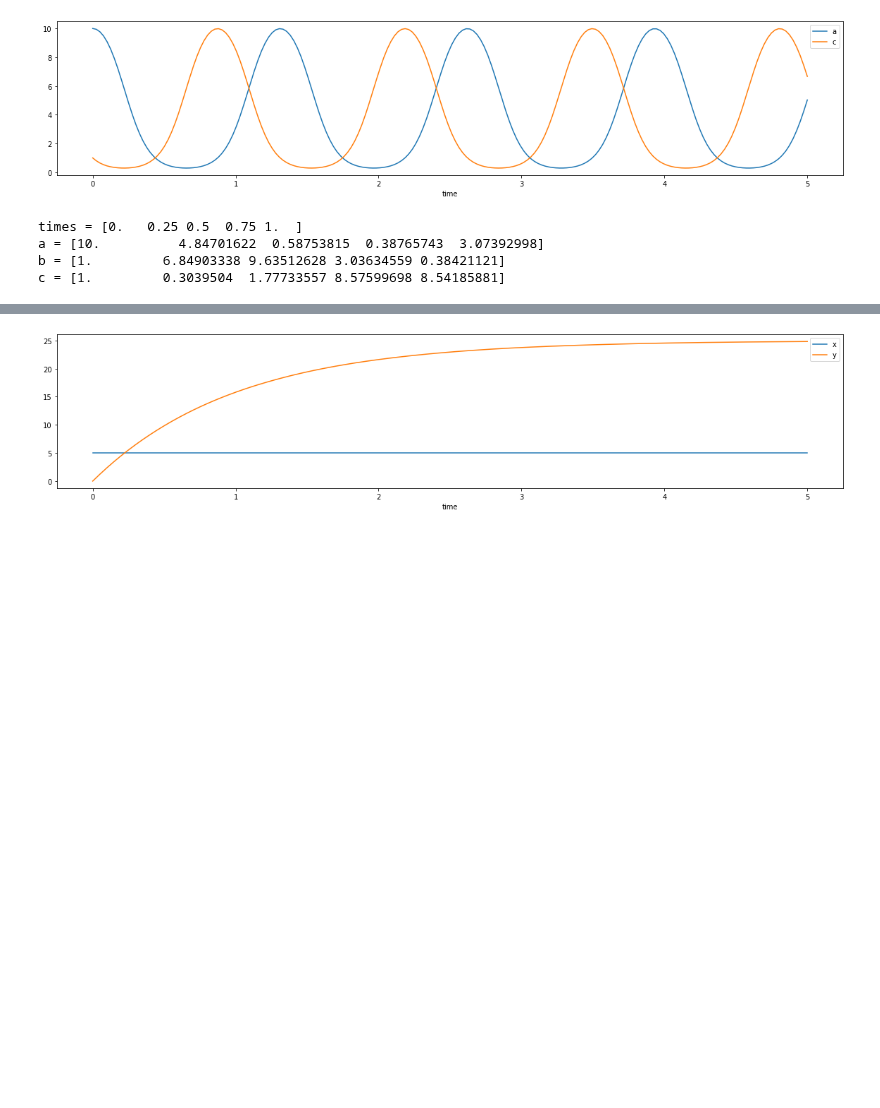
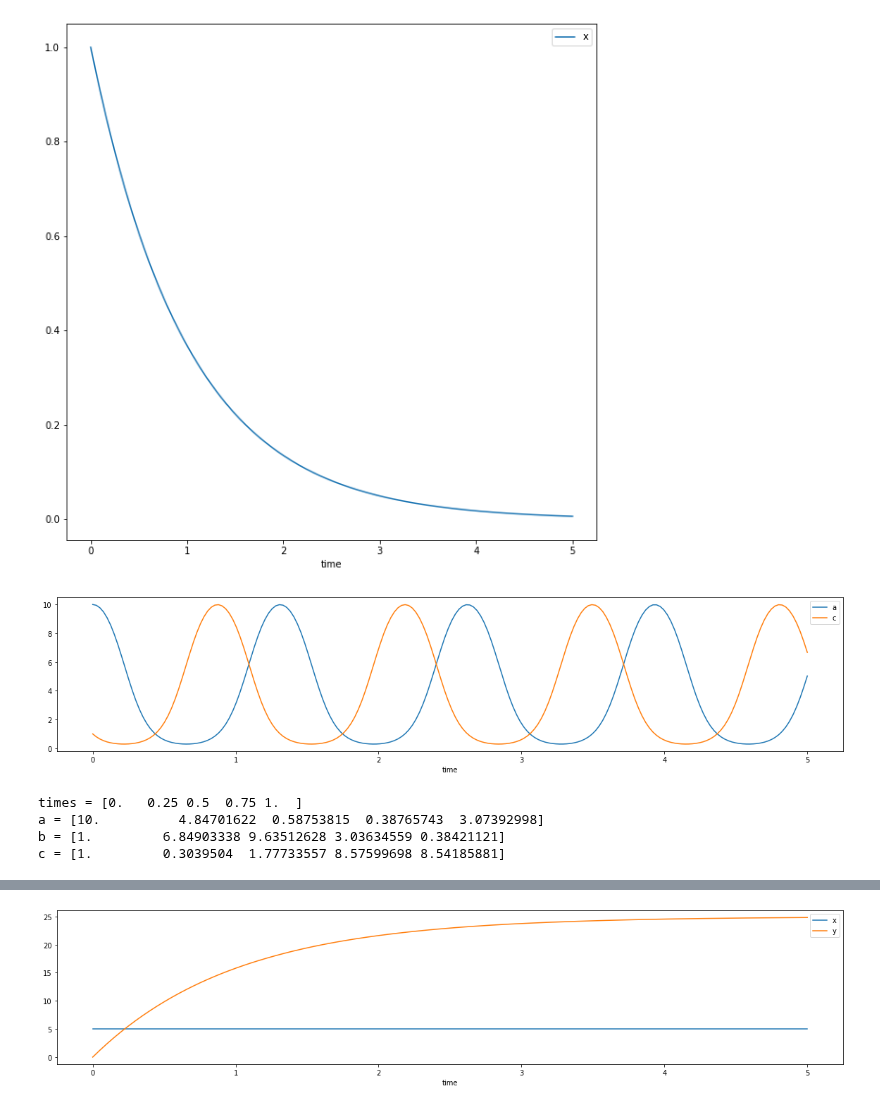
Before and after one commit to UC-Davis-molecular-computing/gpac, a Jupyter notebook: notebook.ipynb, the cells around one changed output, grey strips where cells are left out. Drawn from its saved outputs; the diff is of its cells as text; code cells hidden in the pictures; blank space fills up the shorter version.

```diff
--- a/notebook.ipynb
+++ b/notebook.ipynb
@@ -1,3 +1,18 @@
+# %%
+# exponential decay
+
+import sympy
+import gpac
+import numpy as np
+
+x = sympy.symbols('x')
+odes = {x: -x}                  # differential equation  x' = -x
+initial_values = {x: 1}         # initial value of x
+t_eval = np.linspace(0, 5, 200) # times at which to plot values of x
+
+gpac.plot(odes, initial_values, t_eval=t_eval)
+# %% [output]
+[figure, added]
 # %%
 # plot solution to rock-paper-scissors (RPS) oscillator described by these chemical reactions:
 # A+B -> 2B
@@ -23,39 +38,17 @@ initial_values = {
 t_eval = np.linspace(0, 5, 200)
 
 gpac.plot(odes, initial_values, t_eval=t_eval, figure_size=(20,4), symbols_to_plot=[a,c])
+
+# print some values along trajectory
+t_eval = np.linspace(0, 1, 5)
+solution = gpac.integrate_odes(odes, initial_values, t_eval=t_eval)
+print(f'times = {solution.t}')
+print(f'a = {solution.y[0]}')
+print(f'b = {solution.y[1]}')
+print(f'c = {solution.y[2]}')
 # %% [output]
 [figure]
+times = [0.   0.25 0.5  0.75 1.  ]
+a = [10.          4.84701622  0.58753815  0.38765743  3.07392998]
+b = [1.         6.84903338 9.63512628 3.03634559 0.38421121]
+c = [1.         0.3039504  1.77733557 8.57599698 8.54185881]
-# %%
-# print solution to rock-paper-scissors (RPS) oscillator described by these chemical reactions:
-# A+B -> 2B
-# B+C -> 2C
-# C+A -> 2A
-
-import sympy
-import gpac
-import numpy as np
-
-a,b,c = sympy.symbols('a b c')
-
-odes = {
-    a: -a*b + c*a,
-    b: -b*c + a*b,
-    c: -c*a + b*c,
-}
-initial_values = {
-    a: 10,
-    b: 1,
-    c: 1,
-}
-t_eval = np.linspace(0, 1, 5)
-
-solution = gpac.integrate_odes(odes, initial_values, t_eval=t_eval)
-print(f'times = {solution.t}')
-print(f'a = {solution.y[0]}')
-print(f'b = {solution.y[1]}')
-print(f'c = {solution.y[2]}')
-# %% [output]
-times = [0.   0.25 0.5  0.75 1.  ]
-a = [10.          4.84701622  0.58753815  0.38765743  3.07392998]
-b = [1.         6.84903338 9.63512628 3.03634559 0.38421121]
-c = [1.         0.3039504  1.77733557 8.57599698 8.54185881]
```
Also changed, not shown: parts of 1 cell of this notebook.
